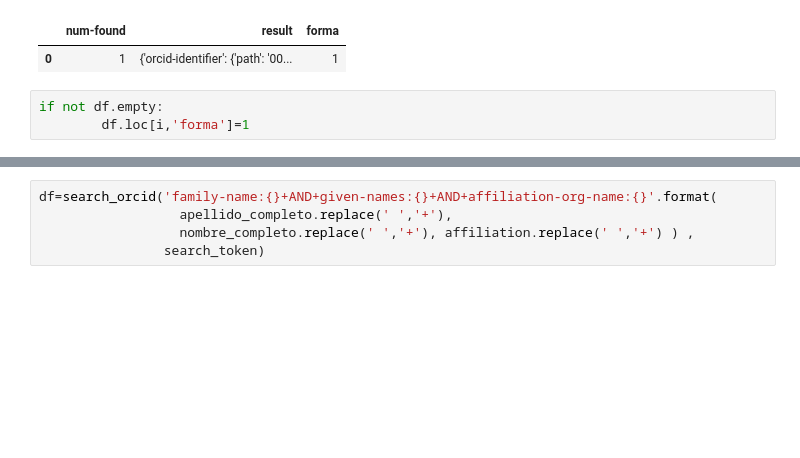
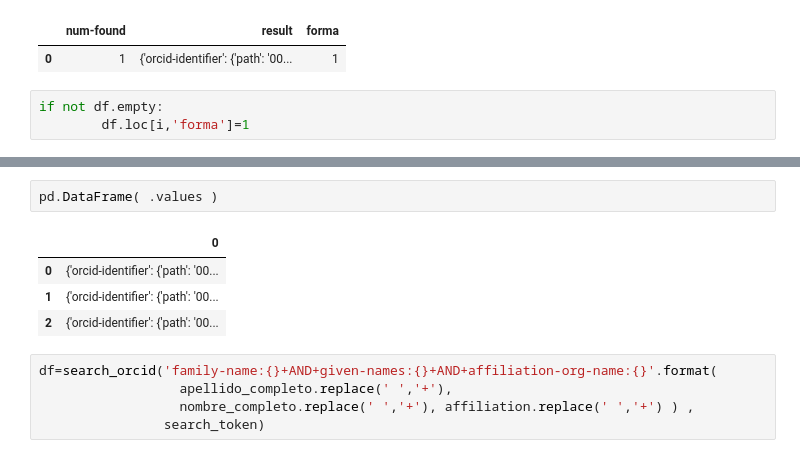
Before and after one commit to restrepo/orcid, a Jupyter notebook: Orcid.ipynb, the cells around one changed output, grey strips where cells are left out. Saved outputs shown, nothing was run; the diff lists cells and outputs as text; blank space fills up the shorter version.

```diff
--- a/Orcid.ipynb
+++ b/Orcid.ipynb
@@ -266,3 +271,10 @@ dft
+# %%
+pd.DataFrame( .values )
+# %% [output]
+|  | 0 |
+| 0 | {'orcid-identifier': {'path': '00... |
+| 1 | {'orcid-identifier': {'path': '00... |
+| 2 | {'orcid-identifier': {'path': '00... |
 # %%
 df=search_orcid('family-name:{}+AND+given-names:{}+AND+affiliation-org-name:{}'.format(
                   apellido_completo.replace(' ','+'),
```
Also changed, not shown: parts of 4 cells of this notebook.
